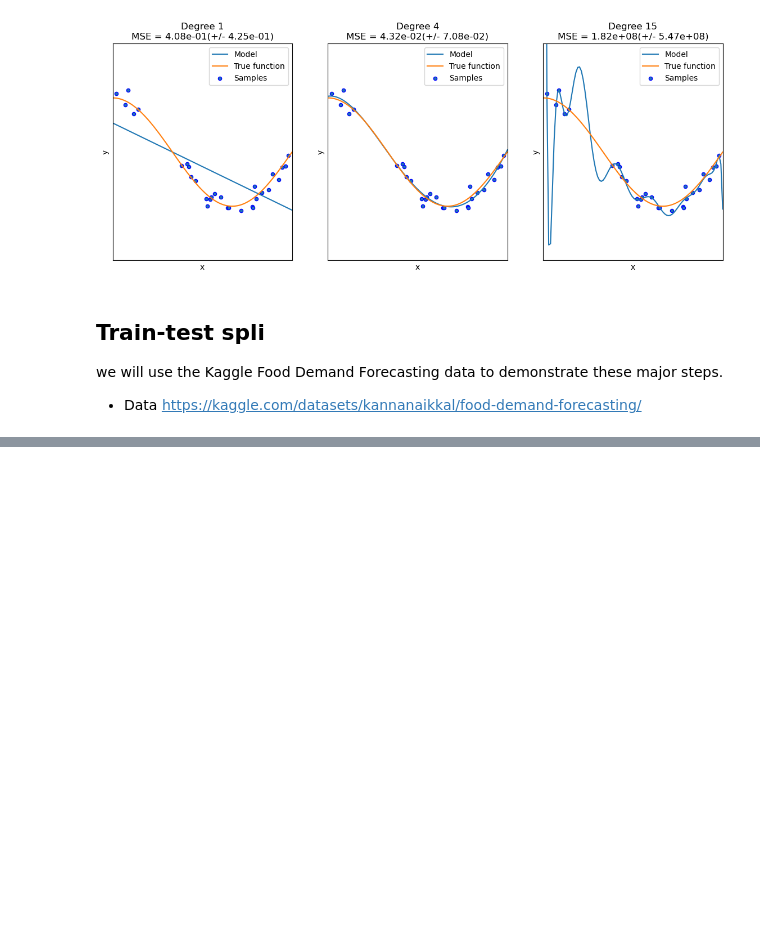
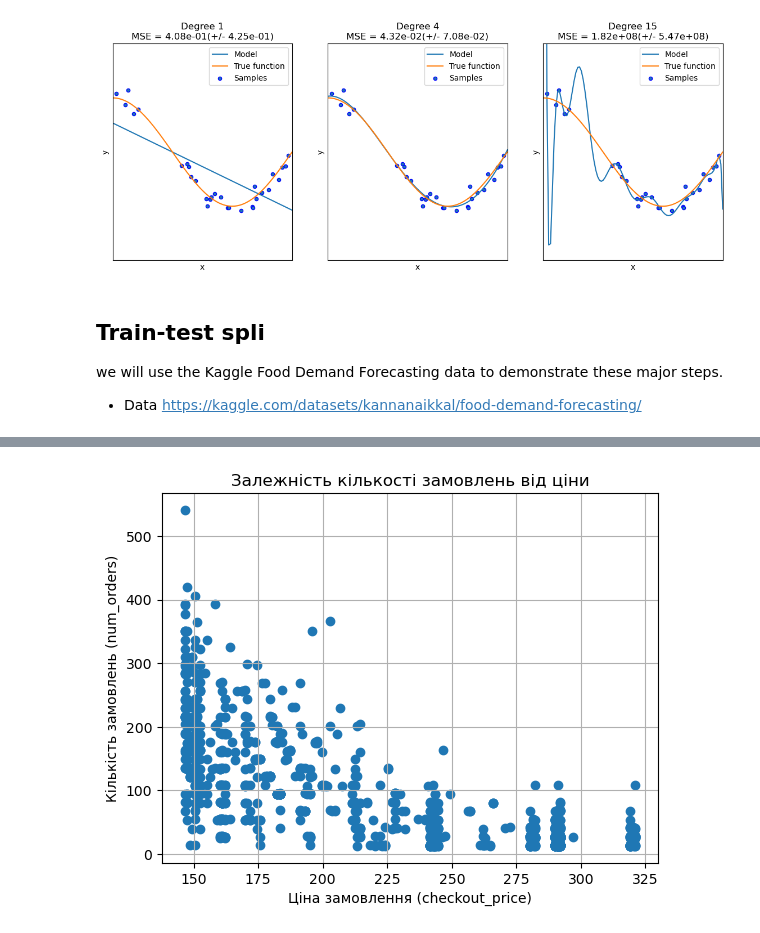
Before and after one commit to SiracencoSerghei/DataScienceHW, a Jupyter notebook: example_kaggle/les_3/supervised_ML_2.ipynb, the cells around one changed output, grey strips where cells are left out. Drawn from its saved outputs; the diff is of its cells as text; code cells hidden in the pictures; blank space fills up the shorter version.

```diff
--- a/example_kaggle/les_3/supervised_ML_2.ipynb
+++ b/example_kaggle/les_3/supervised_ML_2.ipynb
@@ -88,3 +88,18 @@ plt.show()
 
 we will use the Kaggle Food Demand Forecasting data to demonstrate these major steps.
 - Data https://kaggle.com/datasets/kannanaikkal/food-demand-forecasting/
+# %%
+# Import data from kaggle competition
+PATH = "./data/food_demand"
+df = pd.read_csv(os.path.join(PATH, "train.csv"), index_col=0)
+# test_data = pd.read_csv(os.path.join(PATH, "test.csv"), index_col=0)
+
+meal_info_df = pd.read_csv(os.path.join(PATH, "meal_info.csv"), index_col=0)
+meal_info_df = meal_info_df.reset_index(
+    drop=False  # старий індекс не буде видалено, а буде перетворений у звичайний стовпець DataFrame.
+)
+
+meal_info_df[["category", "meal_id"]].groupby(["category"]).count()
+df = df.merge(meal_info_df, on="meal_id", how="left")
+
+df.head()
@@ -90,0 +126,12 @@ we will use the Kaggle Food Demand Forecasting data to demonstrate these major s
+# %%
+# Вибираємо замовлення з магазину з ID 55, які стосуються тайської кухні
+df_slice = df[(df["center_id"] == 55) & (df["cuisine"] == "Thai")]
+df_slice = df_slice[["checkout_price", "num_orders"]]
+
+# sorted by checkout_price
+df_slice = df_slice.sort_values(by="checkout_price", ascending=False, axis=0)
+df_slice.reset_index(
+    drop=True,  #  Скидаємо старий індекс
+    inplace=True,  # і створюємо новий послідовний індекс (0, 1, 2, ...), не зберігаючи старий як окрему колонку
+)
+df_slice
@@ -90,0 +152,6 @@ we will use the Kaggle Food Demand Forecasting data to demonstrate these major s
+# %%
+# train-test-split with sklearn
+from sklearn.model_selection import train_test_split
+
+train_data, test_data = train_test_split(df_slice, shuffle=False, test_size=0.25)
+train_data.tail()
@@ -90,0 +174,9 @@ we will use the Kaggle Food Demand Forecasting data to demonstrate these major s
+# %%
+plt.scatter(train_data["checkout_price"], train_data["num_orders"])
+plt.xlabel("Ціна замовлення (checkout_price)")
+plt.ylabel("Кількість замовлень (num_orders)")
+plt.title("Залежність кількості замовлень від ціни")
+plt.grid(True)
+plt.show()
+# %% [output]
+[figure, added]
```
Also changed, not shown: parts of 33 cells of this notebook, 1 other file.
